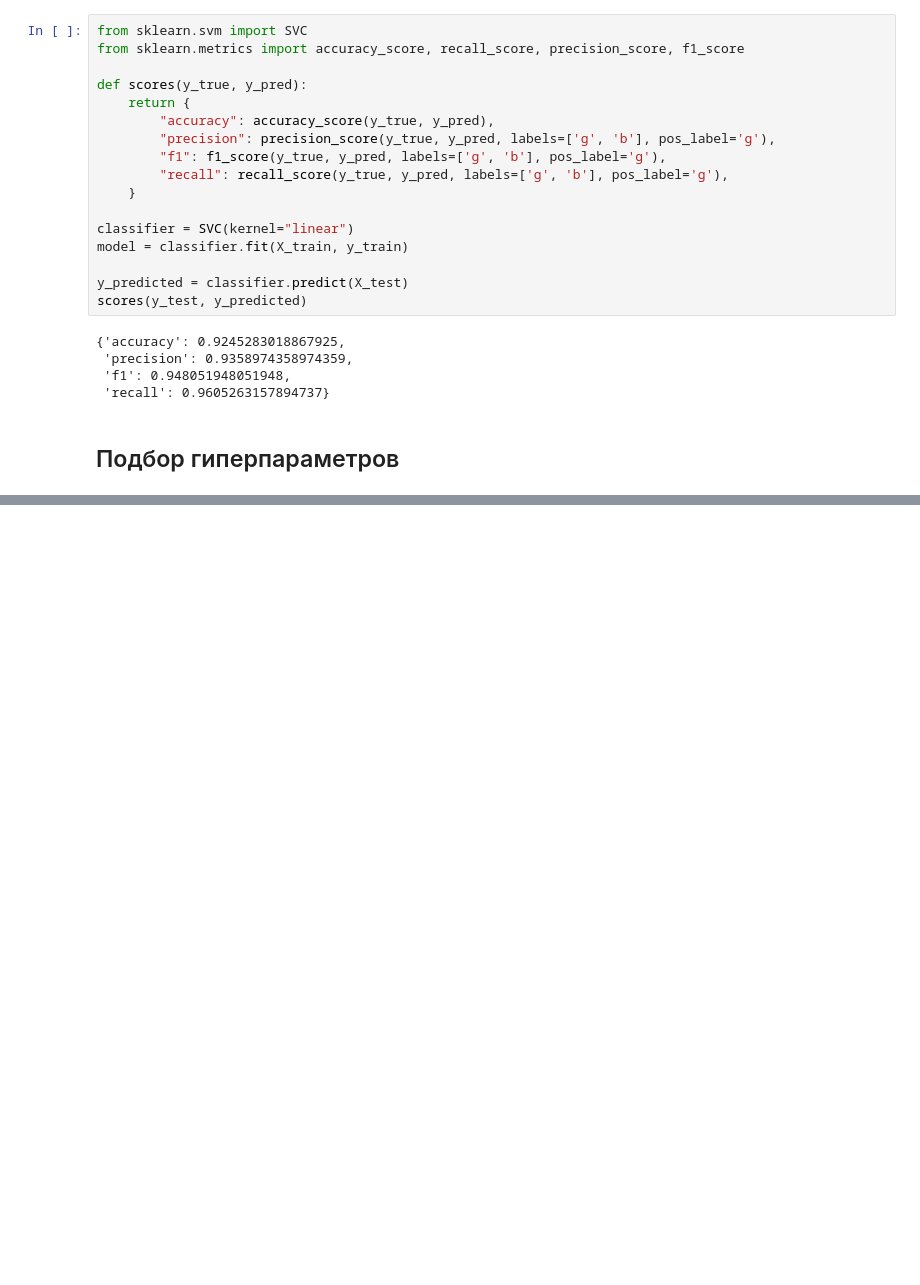
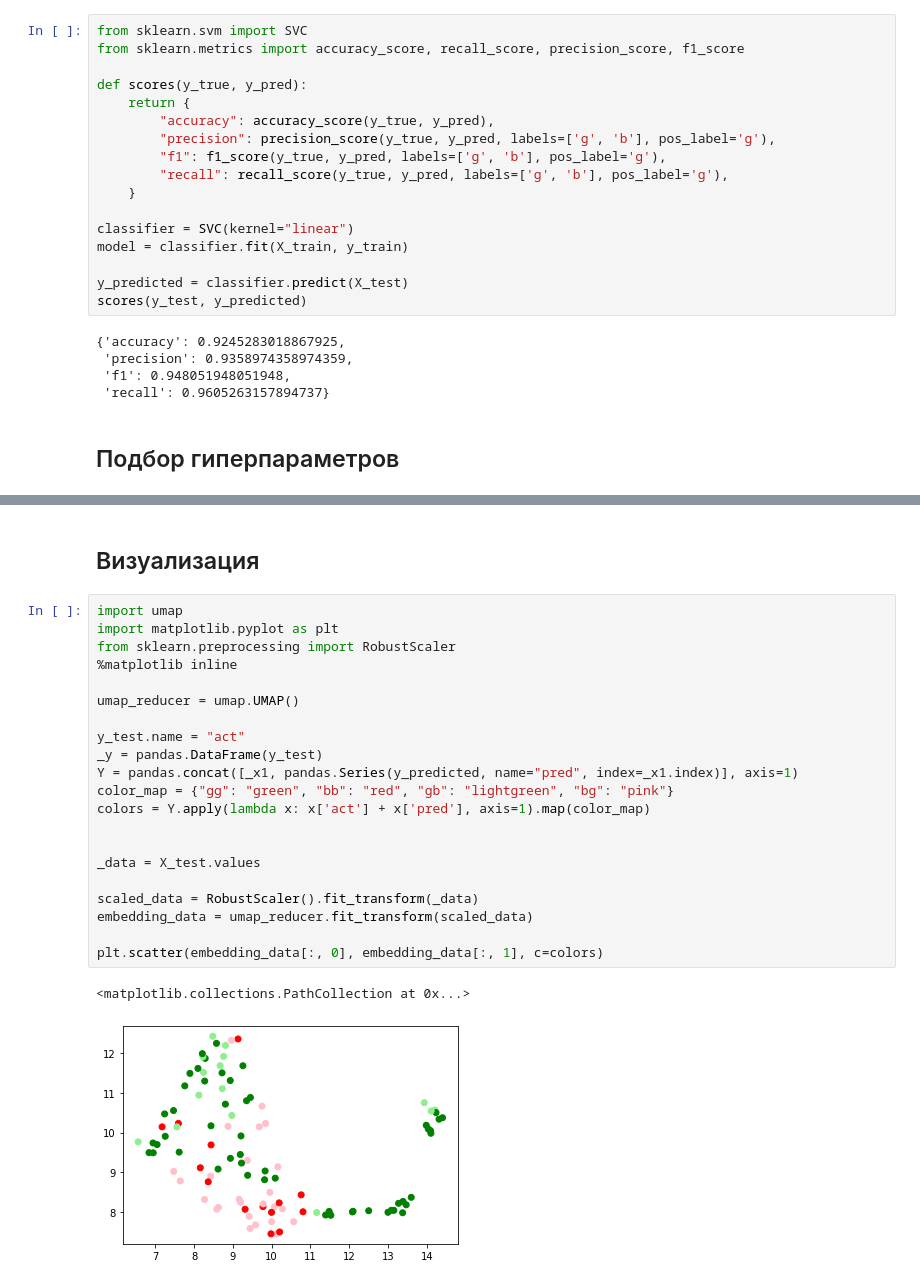
Before and after one commit to BearPro/data-science, a Jupyter notebook: task3.ipynb, the cells around one changed output, grey strips where cells are left out. Saved outputs shown, nothing was run; the diff lists cells and outputs as text; blank space fills up the shorter version.

```diff
--- a/task3.ipynb
+++ b/task3.ipynb
@@ -59,3 +81,29 @@ scores(y_test, y_predicted)
  'precision': 0.961038961038961,
  'f1': 0.9673202614379085,
  'recall': 0.9736842105263158}
+# %% [markdown]
+## Визуализация
+# %%
+import umap
+import matplotlib.pyplot as plt
+from sklearn.preprocessing import RobustScaler
+%matplotlib inline
+
+umap_reducer = umap.UMAP()
+
+y_test.name = "act"
+_y = pandas.DataFrame(y_test)
+Y = pandas.concat([_x1, pandas.Series(y_predicted, name="pred", index=_x1.index)], axis=1)
+color_map = {"gg": "green", "bb": "red", "gb": "lightgreen", "bg": "pink"}
+colors = Y.apply(lambda x: x['act'] + x['pred'], axis=1).map(color_map)
+
+
+_data = X_test.values
+
+scaled_data = RobustScaler().fit_transform(_data)
+embedding_data = umap_reducer.fit_transform(scaled_data)
+
+plt.scatter(embedding_data[:, 0], embedding_data[:, 1], c=colors)
+# %% [output]
+<matplotlib.collections.PathCollection at 0x...>
+[figure, added]
```
Also changed, not shown: parts of 2 cells of this notebook.
